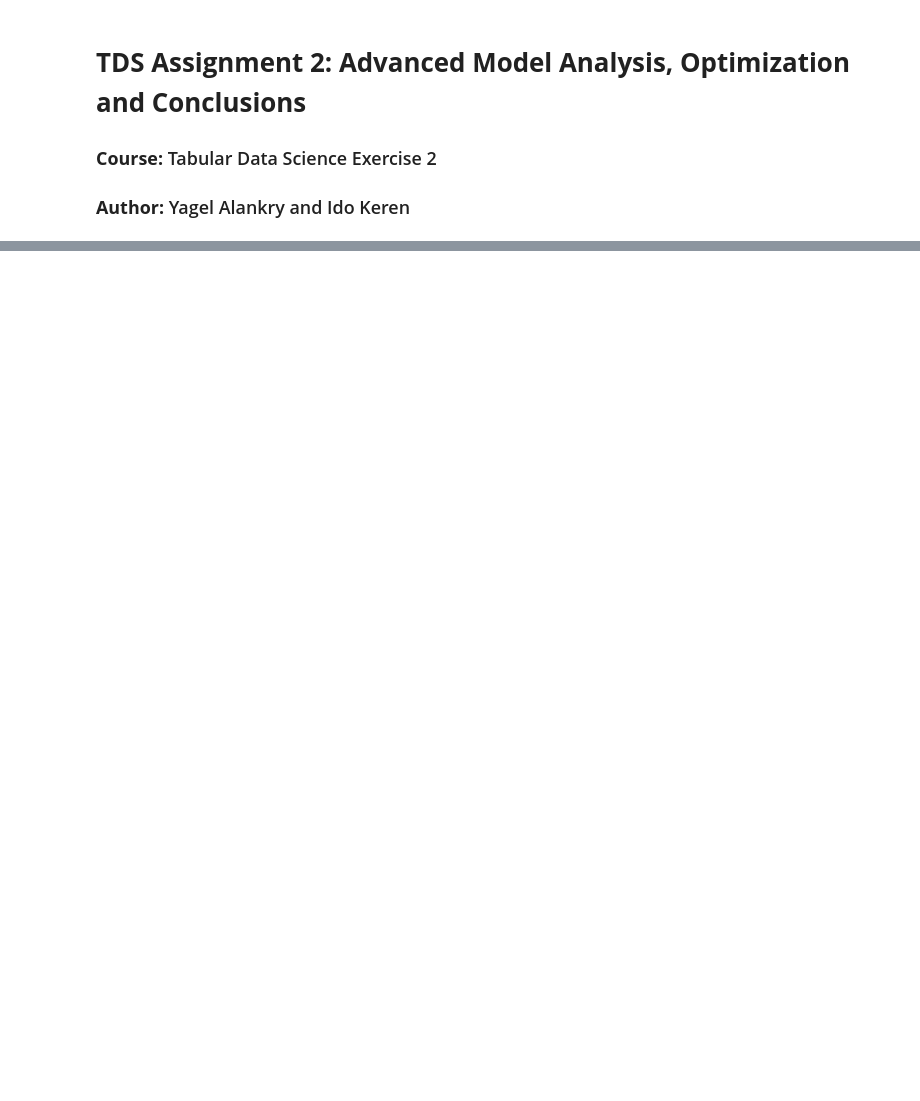
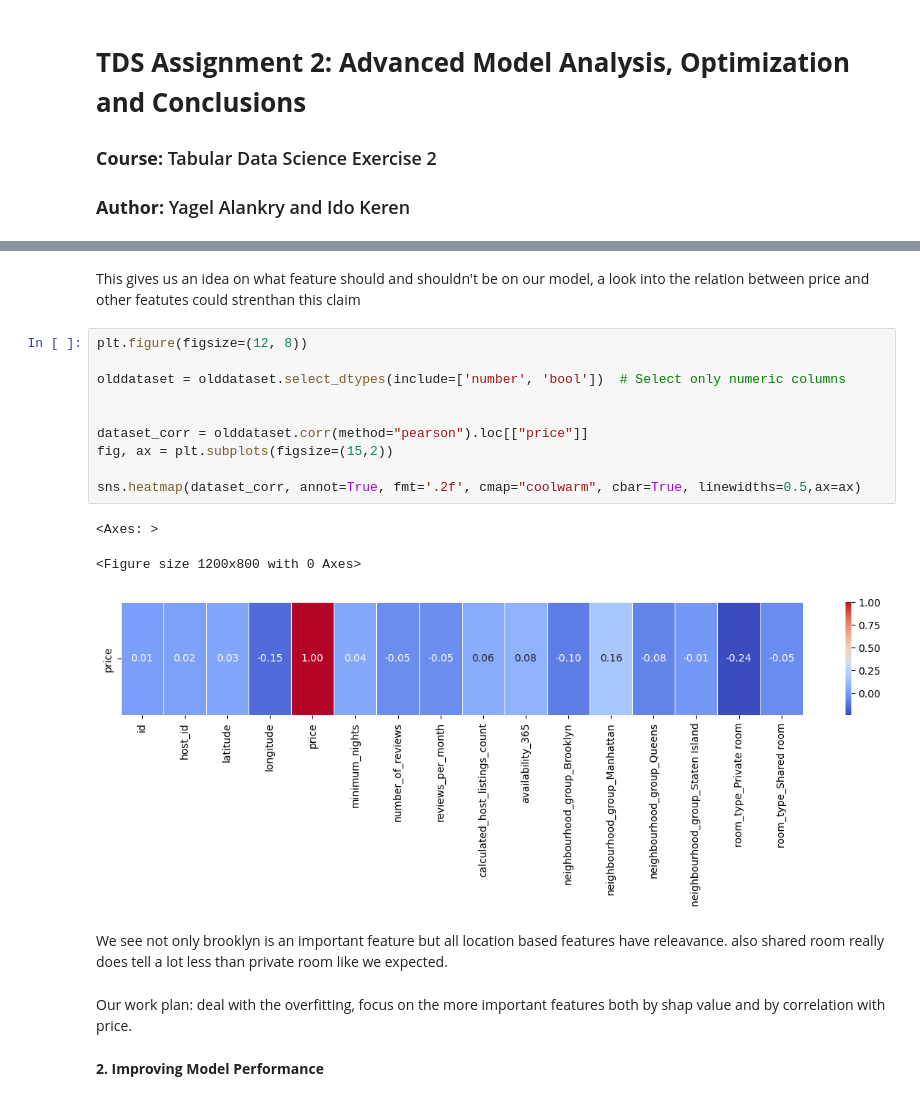
Before and after one commit to yagel2/TDS_NYC_Airbnb, a Jupyter notebook: TDS_Ex2.ipynb, the cells around one changed output, grey strips where cells are left out. Drawn from its saved outputs; the diff is of its cells as text; blank space fills up the shorter version.

```diff
--- a/TDS_Ex2.ipynb
+++ b/TDS_Ex2.ipynb
@@ -34,0 +118,22 @@ Perform analysis
+# %% [markdown]
+This gives us an idea on what feature should and shouldn't be on our model, a look into the relation between price and other featutes could strenthan this claim
+# %%
+plt.figure(figsize=(12, 8))
+
+olddataset = olddataset.select_dtypes(include=['number', 'bool'])  # Select only numeric columns
+
+
+dataset_corr = olddataset.corr(method="pearson").loc[["price"]]
+fig, ax = plt.subplots(figsize=(15,2))
+
+sns.heatmap(dataset_corr, annot=True, fmt='.2f', cmap="coolwarm", cbar=True, linewidths=0.5,ax=ax)
+# %% [output]
+<Axes: >
+<Figure size 1200x800 with 0 Axes>
+[figure, added]
+# %% [markdown]
+We see not only brooklyn is an important feature but all location based features have releavance. also shared room really does tell a lot less than private room like we expected.
+# %% [markdown]
+Our work plan: deal with the overfitting, focus on the more important features both by shap value and by correlation with price.
+# %% [markdown]
+**2. Improving Model Performance**
```
Also changed, not shown: parts of 50 cells of this notebook.
